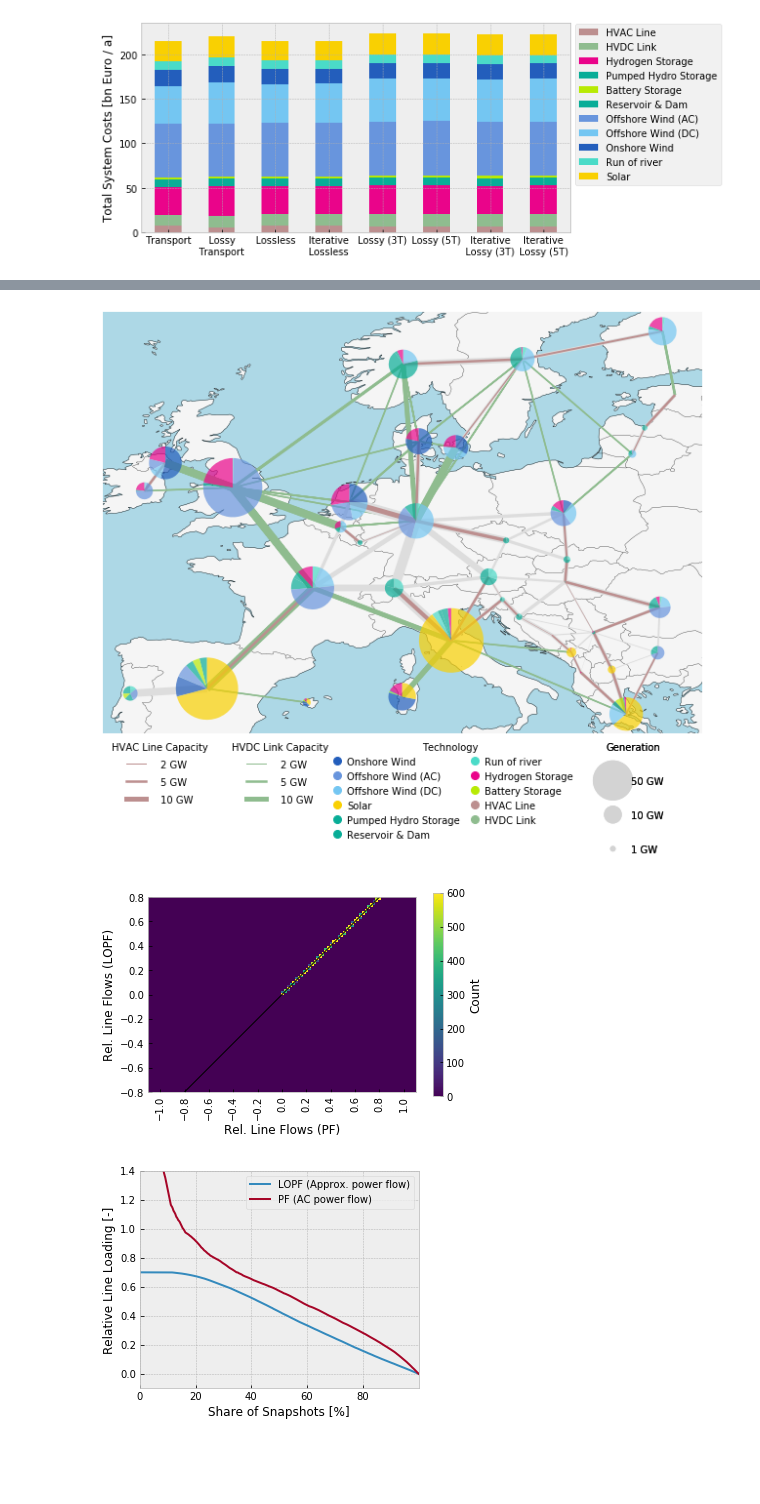
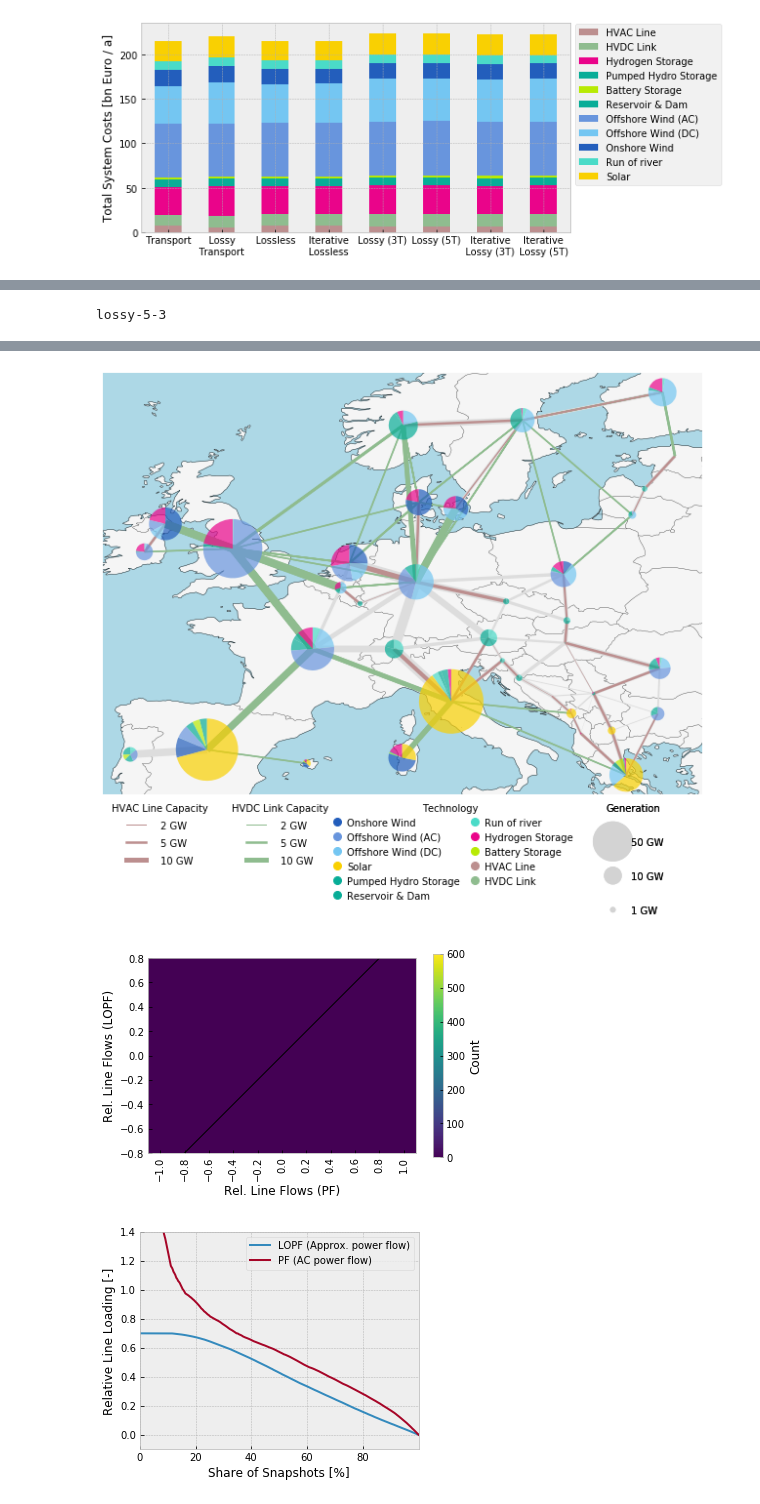
Before and after one commit to fneum/power-flow-models, a Jupyter notebook: plotting.ipynb, the cells around one changed output, grey strips where cells are left out. Drawn from its saved outputs; the diff is of its cells as text; code cells hidden in the pictures; blank space fills up the shorter version.

```diff
--- a/plotting.ipynb
+++ b/plotting.ipynb
@@ -609,8 +609,8 @@ fig, ax = plt.subplots(figsize=(30,3))
 # %% [markdown]
 ## Application
 # %%
-#flow_models = ["transport", "lossytransport", "lossless-0", "lossless-3", "lossy-3-0", "lossy-5-0", "lossy-3-3", "lossy-5-3"]
-flow_models = ["transport", "lossytransport"]
+flow_models = ["transport", "lossytransport", "lossless-0", "lossless-3", "lossy-3-0", "lossy-5-0", "lossy-3-3", "lossy-5-3"]
+#flow_models = ["transport", "lossytransport"]
 # %%
 logs = {fm: load_memory(f"logs/elec_s_37_lcopt_6H_M{fm}_memory.log") for fm in flow_models}
 # %%
@@ -648,2 +657,0 @@ INFO:pypsa.io:Imported network elec_s_37_ec_lcopt_6H_Mlossytransport_Sdistribute
-# %%
-n = pypsa.Network("results/networks/elec_s_37_ec_lcopt_6H_Mtransport.nc")
@@ -667,5 +659,11 @@ Index(['1', '2', '3', '4', '5', '6', '7', '8', '9', '10', '11', '12', '13',
 for n in networks.values():
     assign_carriers(n)
     if "lossy" in n.flow_model:
-        n.lines_t.p0 += n.lines_t.loss.where(n.lines_t.p0>0).fillna(0.)
-        n.lines_t.p1 += n.lines_t.loss.where(n.lines_t.p1>0).fillna(0.)
+        n.lines_t["p0l"] = n.lines_t.p0 + n.lines_t.loss.where(n.lines_t.p0>0).fillna(0.)
+        n.lines_t["p1l"] = n.lines_t.p1 + n.lines_t.loss.where(n.lines_t.p1>0).fillna(0.)
+        n.lines_t["loading"] = n.lines_t.p0 + n.lines_t.loss.where(n.lines_t.p0>0).fillna(0.) - n.lines_t.loss.where(n.lines_t.p0<0).fillna(0.)
+    else:
+        n.lines_t["loading"] = n.lines_t.p0
+
+for npf in networks_pf.values():
+    npf.lines_t["loading"] = npf.lines_t.p0.where(npf.lines_t.p0>0).fillna(0.) - npf.lines_t.p1.where(npf.lines_t.p1>0).fillna(0.)
@@ -748,2 +749,0 @@ Name: 3, dtype: object
-# %%
-n = networks["lossytransport"]
@@ -772,5 +750,8 @@ n.lines
 # %%
 for name in networks.keys():
+
+    if name=="lossytransport":
+        continue
 
     print(name)
 
@@ -780,10 +761,9 @@ for name in networks.keys():
     plot_network(n, fn=f"{d}network-{name}.pdf")
     plot_negative_marginal_prices(n, fn=f"{d}negative-lmp-{name}.pdf")
 
-    plot_flow_comparison(n, n_pf, apparent=False, fn=f"{d}flow-comparison-p-{name}.pdf")
+    plot_flow_comparison(n, n_pf, fn=f"{d}flow-comparison-{name}.pdf")
+
     plot_duration_curve(n, n_pf, apparent=False, fn=f"{d}flow-duration-curve-p-{name}.pdf")
-
-    plot_flow_comparison(n, n_pf, apparent=True, fn=f"{d}flow-comparison-s-{name}.pdf")
     plot_duration_curve(n, n_pf, apparent=True, fn=f"{d}flow-duration-curve-s-{name}.pdf")
 
     plot_v_ang_diff(n_pf, fn=f"{d}v-ang-diff-{name}.pdf")
@@ -798,0 +832 @@ TypeError: no numeric data to plot
+lossy-5-3
@@ -799,3 +850,3 @@ TypeError: no numeric data to plot
-[figure, old version]
+[figure, new version]
-[figure, old version]
+[figure, new version]
 [figure]
```
Also changed, not shown: parts of 12 cells of this notebook.
